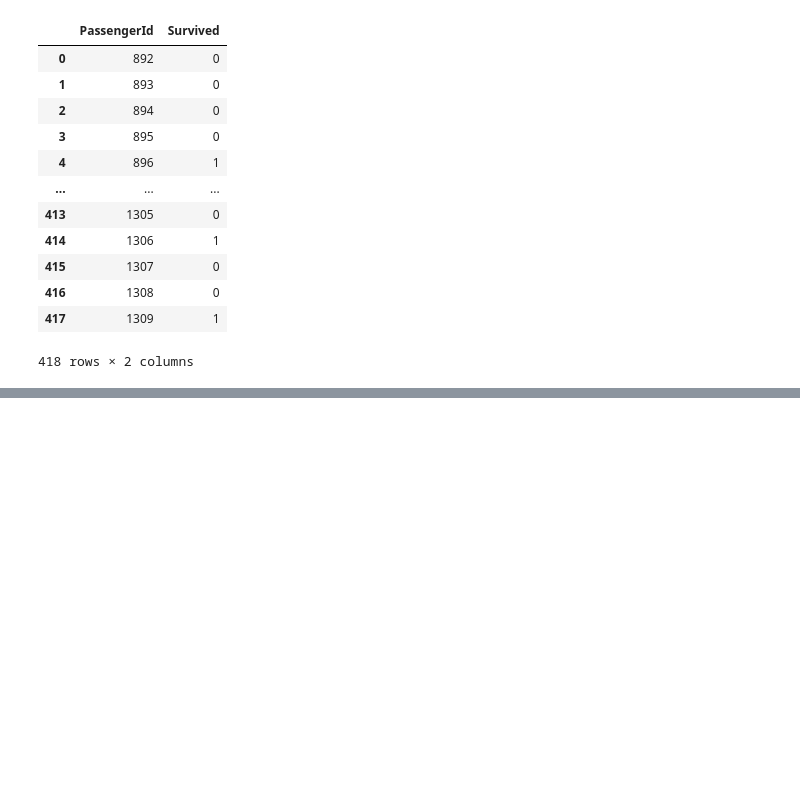
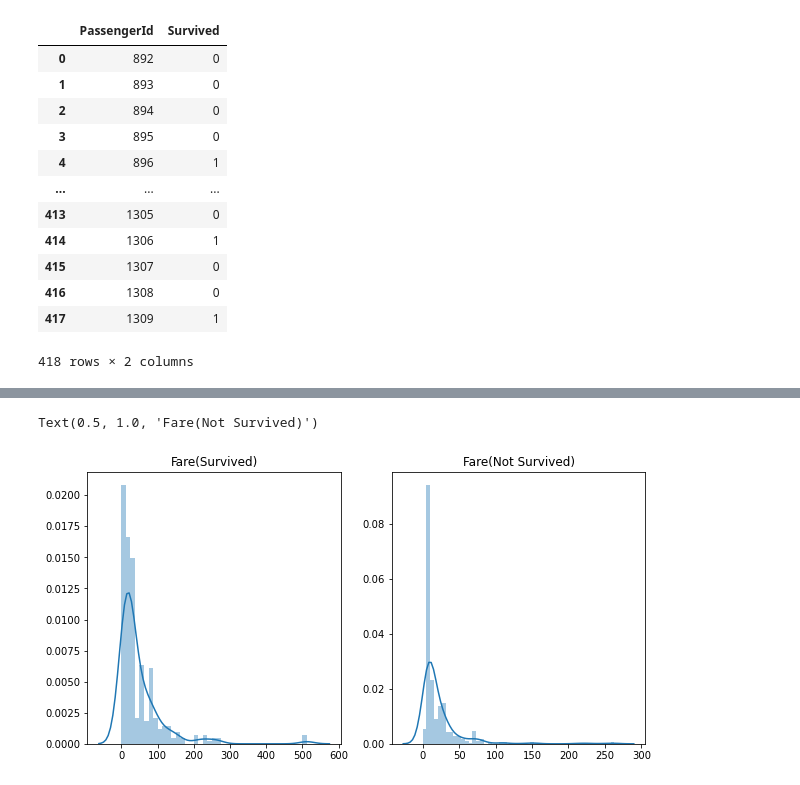
Before and after one commit to Elwing-Chou/ML0423, a Jupyter notebook: titanic_classification.ipynb, the cells around one changed output, grey strips where cells are left out. Saved outputs shown, nothing was run; the diff lists cells and outputs as text; code cells hidden in the pictures; blank space fills up the shorter version.

```diff
--- a/titanic_classification.ipynb
+++ b/titanic_classification.ipynb
@@ -290,0 +325,14 @@ result
+# %%
+combined = list(zip(train["Fare"], train["Survived"]))
+survive = [f for f, s in combined if s == 1]
+not_survive = [f for f, s in combined if s == 0]
+plt.figure(figsize=(10, 5))
+plt.subplot(1, 2, 1)
+sns.distplot(survive)
+plt.title("Fare(Survived)")
+plt.subplot(1, 2, 2)
+sns.distplot(not_survive)
+plt.title("Fare(Not Survived)")
+# %% [output]
+Text(0.5, 1.0, 'Fare(Not Survived)')
+[figure, added]
```
Also changed, not shown: parts of 5 cells of this notebook.
